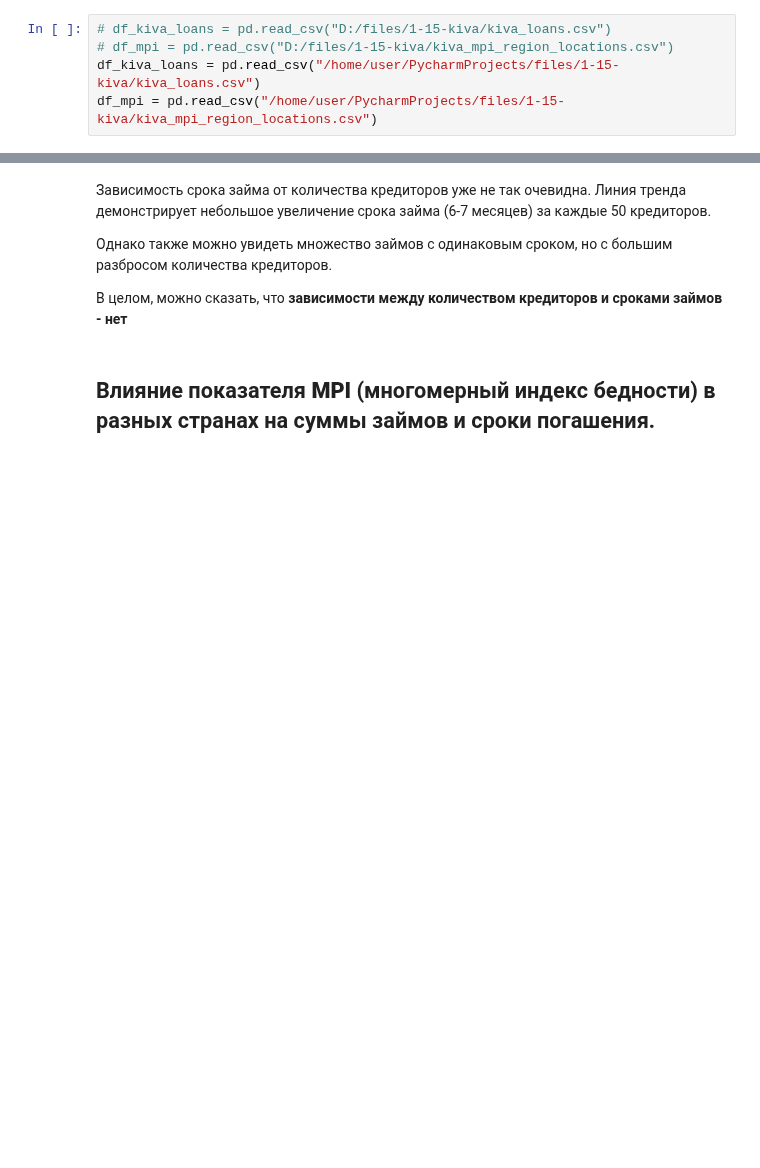
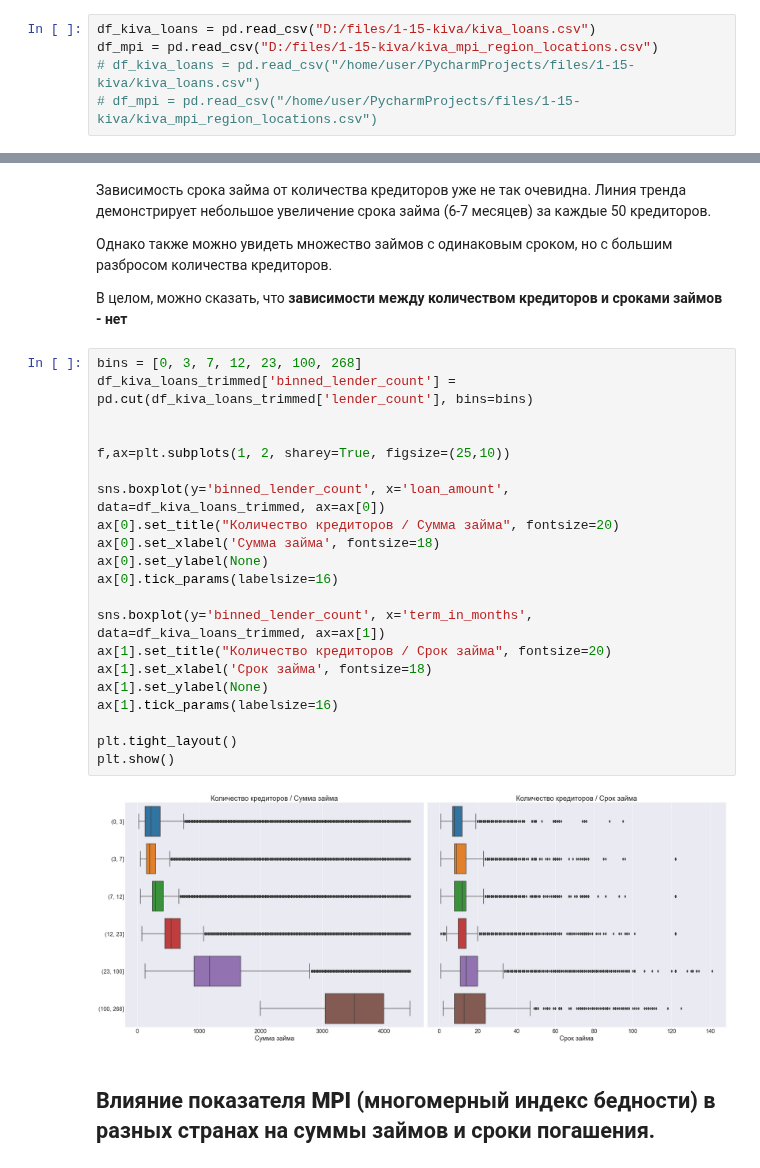
Before and after one commit to Dreeamcatcher/repo, a Jupyter notebook: skillbox/Data analytics - junior/lesson - EDA/hw-eda.ipynb, the cells around one changed output, grey strips where cells are left out. Cells and saved outputs as stored; diff of their text form; blank space fills up the shorter version.

```diff
--- a/skillbox/Data analytics - junior/lesson - EDA/hw-eda.ipynb
+++ b/skillbox/Data analytics - junior/lesson - EDA/hw-eda.ipynb
@@ -19,10 +19,10 @@ palette = plt.get_cmap('Set2')
 import warnings
 warnings.filterwarnings("ignore")
 # %%
-# df_kiva_loans = pd.read_csv("D:/files/1-15-kiva/kiva_loans.csv")
-# df_mpi = pd.read_csv("D:/files/1-15-kiva/kiva_mpi_region_locations.csv")
-df_kiva_loans = pd.read_csv("/home/user/PycharmProjects/files/1-15-kiva/kiva_loans.csv")
-df_mpi = pd.read_csv("/home/user/PycharmProjects/files/1-15-kiva/kiva_mpi_region_locations.csv")
+df_kiva_loans = pd.read_csv("D:/files/1-15-kiva/kiva_loans.csv")
+df_mpi = pd.read_csv("D:/files/1-15-kiva/kiva_mpi_region_locations.csv")
+# df_kiva_loans = pd.read_csv("/home/user/PycharmProjects/files/1-15-kiva/kiva_loans.csv")
+# df_mpi = pd.read_csv("/home/user/PycharmProjects/files/1-15-kiva/kiva_mpi_region_locations.csv")
 # %%
 countries = df_kiva_loans['country'].value_counts()[df_kiva_loans['country'].value_counts(normalize=True)> 0.005]
 list_countries = list(countries.index)
@@ -364,6 +357,29 @@ plt.show()
 Однако также можно увидеть множество займов с одинаковым сроком, но с большим разбросом количества кредиторов.
 
 В целом, можно сказать, что **зависимости между количеством кредиторов и сроками займов - нет**
+# %%
+bins = [0, 3, 7, 12, 23, 100, 268]
+df_kiva_loans_trimmed['binned_lender_count'] = pd.cut(df_kiva_loans_trimmed['lender_count'], bins=bins)
+
+
+f,ax=plt.subplots(1, 2, sharey=True, figsize=(25,10))
+
+sns.boxplot(y='binned_lender_count', x='loan_amount', data=df_kiva_loans_trimmed, ax=ax[0])
+ax[0].set_title("Количество кредиторов / Сумма займа", fontsize=20)
+ax[0].set_xlabel('Сумма займа', fontsize=18)
+ax[0].set_ylabel(None)
+ax[0].tick_params(labelsize=16)
+
+sns.boxplot(y='binned_lender_count', x='term_in_months', data=df_kiva_loans_trimmed, ax=ax[1])
+ax[1].set_title("Количество кредиторов / Срок займа", fontsize=20)
+ax[1].set_xlabel('Срок займа', fontsize=18)
+ax[1].set_ylabel(None)
+ax[1].tick_params(labelsize=16)
+
+plt.tight_layout()
+plt.show()
+# %% [output]
+[figure, added]
 # %% [markdown]
 ## Влияние показателя **MPI** (многомерный индекс бедности) в разных странах на суммы займов и сроки погашения.
 # %%
```
Also changed, not shown: parts of 2 cells of this notebook.
